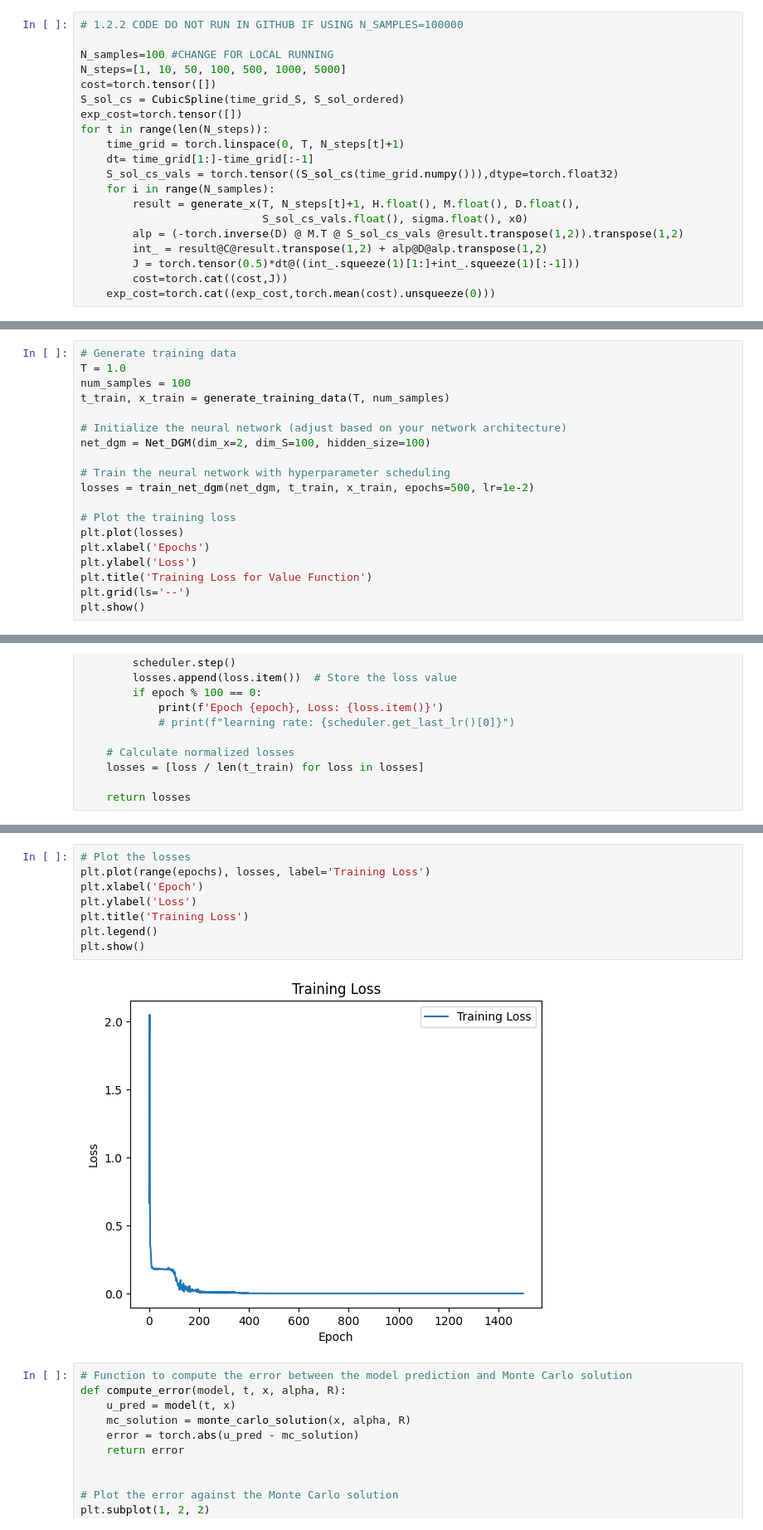
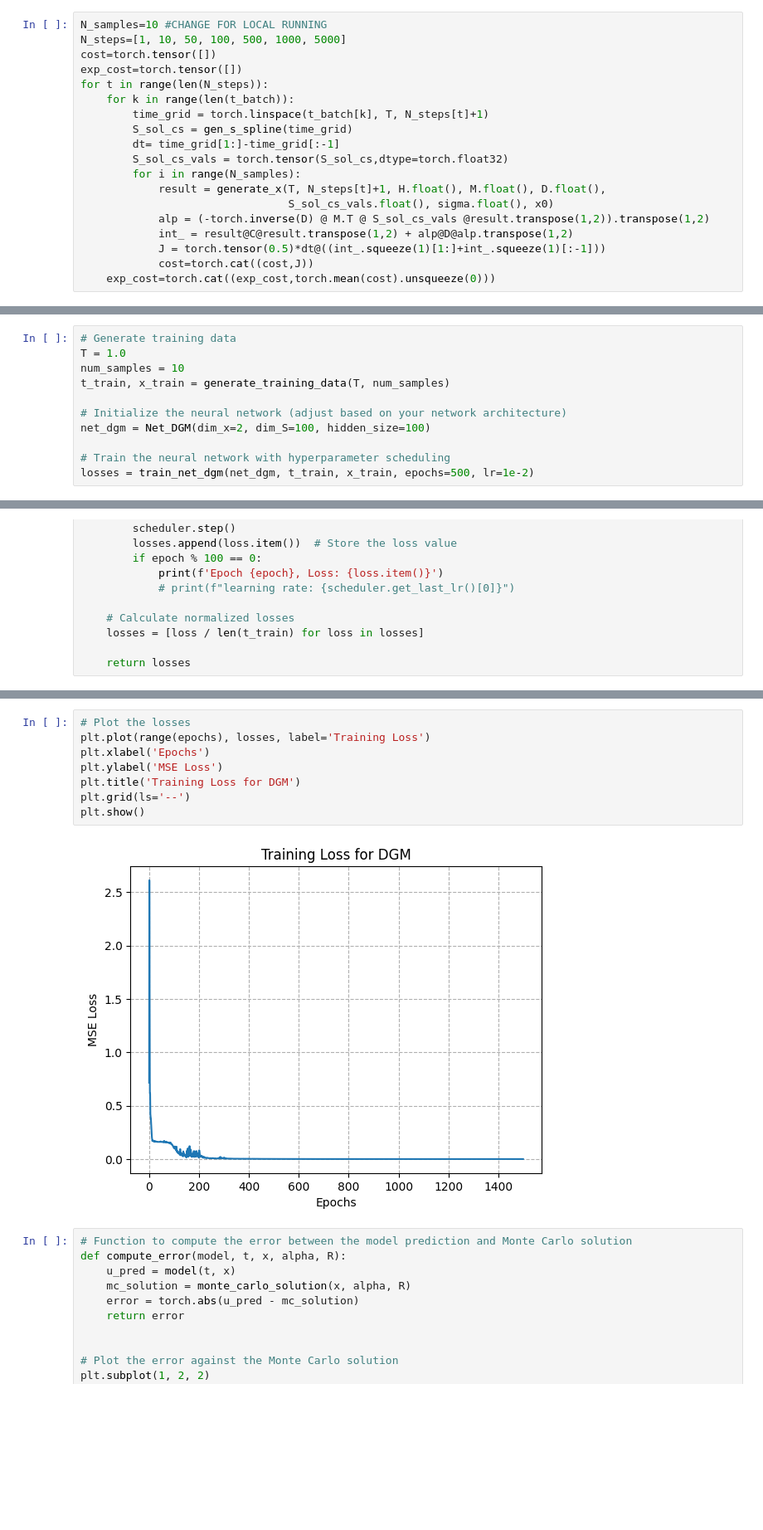
Before and after one commit to fmcknight/SCDAA, a Jupyter notebook: report.ipynb, the cells around one changed output, grey strips where cells are left out. Shown at 83% size. Cells and saved outputs as stored; diff of their text form; blank space fills up the shorter version.

```diff
--- a/report.ipynb
+++ b/report.ipynb
@@ -246,24 +250,23 @@ For our error measure we will use the Mean Squared Error (MSE).  This is a compu
 # %% [markdown]
 ### Exercise 1.2.2
 # %%
-# 1.2.2 CODE DO NOT RUN IN GITHUB IF USING N_SAMPLES=100000
-
-N_samples=100 #CHANGE FOR LOCAL RUNNING
+N_samples=10 #CHANGE FOR LOCAL RUNNING
 N_steps=[1, 10, 50, 100, 500, 1000, 5000]
 cost=torch.tensor([])
-S_sol_cs = CubicSpline(time_grid_S, S_sol_ordered)
 exp_cost=torch.tensor([])
 for t in range(len(N_steps)):
-    time_grid = torch.linspace(0, T, N_steps[t]+1)
-    dt= time_grid[1:]-time_grid[:-1]
-    S_sol_cs_vals = torch.tensor((S_sol_cs(time_grid.numpy())),dtype=torch.float32)
-    for i in range(N_samples):
-        result = generate_x(T, N_steps[t]+1, H.float(), M.float(), D.float(),
-                            S_sol_cs_vals.float(), sigma.float(), x0)
-        alp = (-torch.inverse(D) @ M.T @ S_sol_cs_vals @result.transpose(1,2)).transpose(1,2)
-        int_ = result@C@result.transpose(1,2) + alp@D@alp.transpose(1,2)
-        J = torch.tensor(0.5)*dt@((int_.squeeze(1)[1:]+int_.squeeze(1)[:-1]))
-        cost=torch.cat((cost,J))
+    for k in range(len(t_batch)):
+        time_grid = torch.linspace(t_batch[k], T, N_steps[t]+1)
+        S_sol_cs = gen_s_spline(time_grid)
+        dt= time_grid[1:]-time_grid[:-1]
+        S_sol_cs_vals = torch.tensor(S_sol_cs,dtype=torch.float32)
+        for i in range(N_samples):
+            result = generate_x(T, N_steps[t]+1, H.float(), M.float(), D.float(),
+                                S_sol_cs_vals.float(), sigma.float(), x0)
+            alp = (-torch.inverse(D) @ M.T @ S_sol_cs_vals @result.transpose(1,2)).transpose(1,2)
+            int_ = result@C@result.transpose(1,2) + alp@D@alp.transpose(1,2)
+            J = torch.tensor(0.5)*dt@((int_.squeeze(1)[1:]+int_.squeeze(1)[:-1]))
+            cost=torch.cat((cost,J))
     exp_cost=torch.cat((exp_cost,torch.mean(cost).unsqueeze(0)))
 # %% [output]
 KeyboardInterrupt:
@@ -405,7 +405,7 @@ def train_net_dgm(net_dgm, t_train, x_train, epochs=1000, lr=1e-2):
 # %%
 # Generate training data
 T = 1.0
-num_samples = 100
+num_samples = 10
 t_train, x_train = generate_training_data(T, num_samples)
 
 # Initialize the neural network (adjust based on your network architecture)
@@ -413,12 +413,4 @@ net_dgm = Net_DGM(dim_x=2, dim_S=100, hidden_size=100)
 
 # Train the neural network with hyperparameter scheduling
 losses = train_net_dgm(net_dgm, t_train, x_train, epochs=500, lr=1e-2)
-
-# Plot the training loss
-plt.plot(losses)
-plt.xlabel('Epochs')
-plt.ylabel('Loss')
-plt.title('Training Loss for Value Function')
-plt.grid(ls='--')
-plt.show()
 # %% [output]
@@ -706,13 +714,13 @@ Epoch 1400, Loss: 0.00791691243648529
 # %%
 # Plot the losses
 plt.plot(range(epochs), losses, label='Training Loss')
-plt.xlabel('Epoch')
-plt.ylabel('Loss')
-plt.title('Training Loss')
-plt.legend()
+plt.xlabel('Epochs')
+plt.ylabel('MSE Loss')
+plt.title('Training Loss for DGM')
+plt.grid(ls='--')
 plt.show()
 # %% [output]
-[figure, old version]
+[figure, new version]
 # %%
 # Function to compute the error between the model prediction and Monte Carlo solution
 def compute_error(model, t, x, alpha, R):
```
Also changed, not shown: parts of 14 cells of this notebook, 7 other files.
